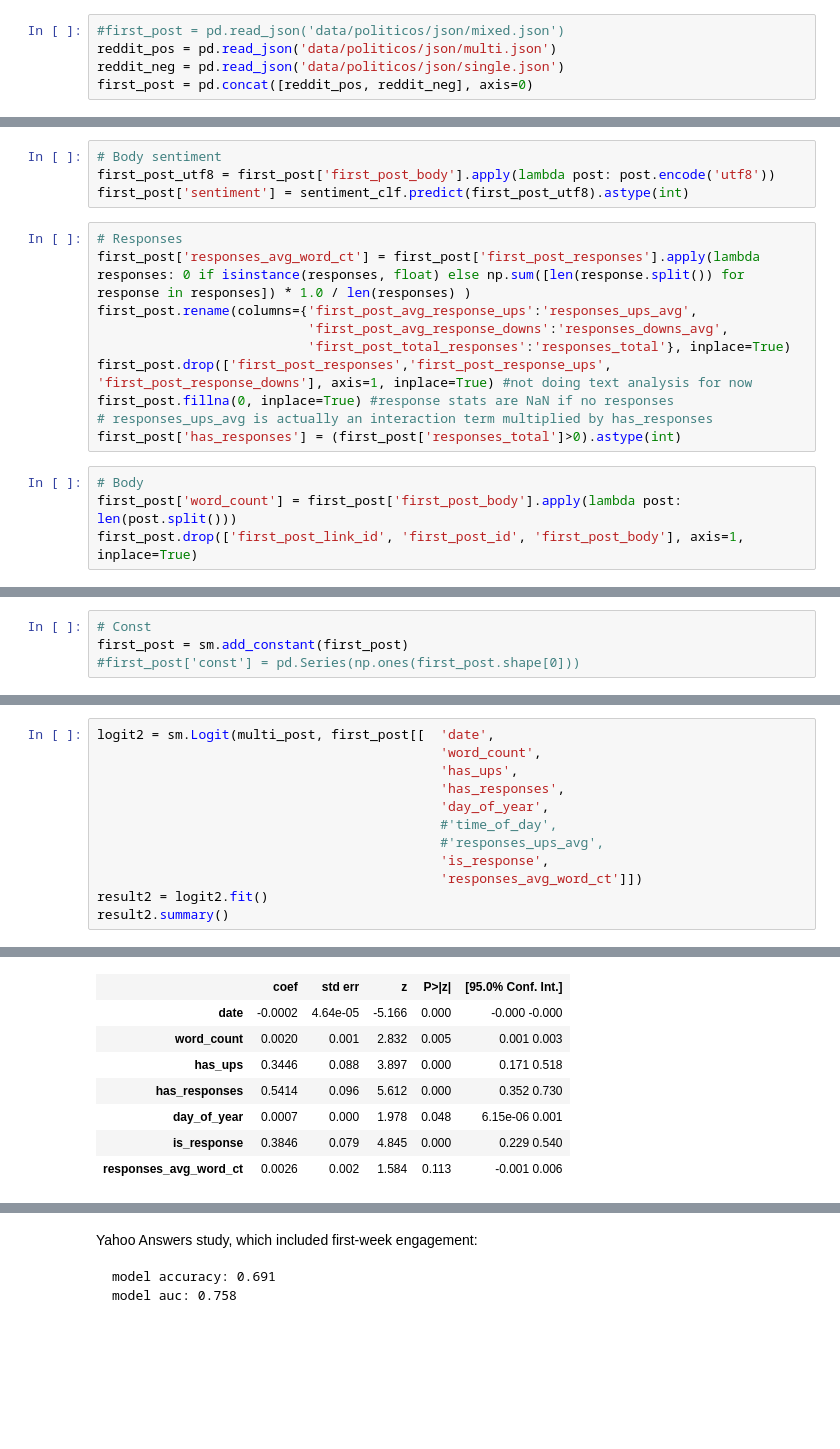
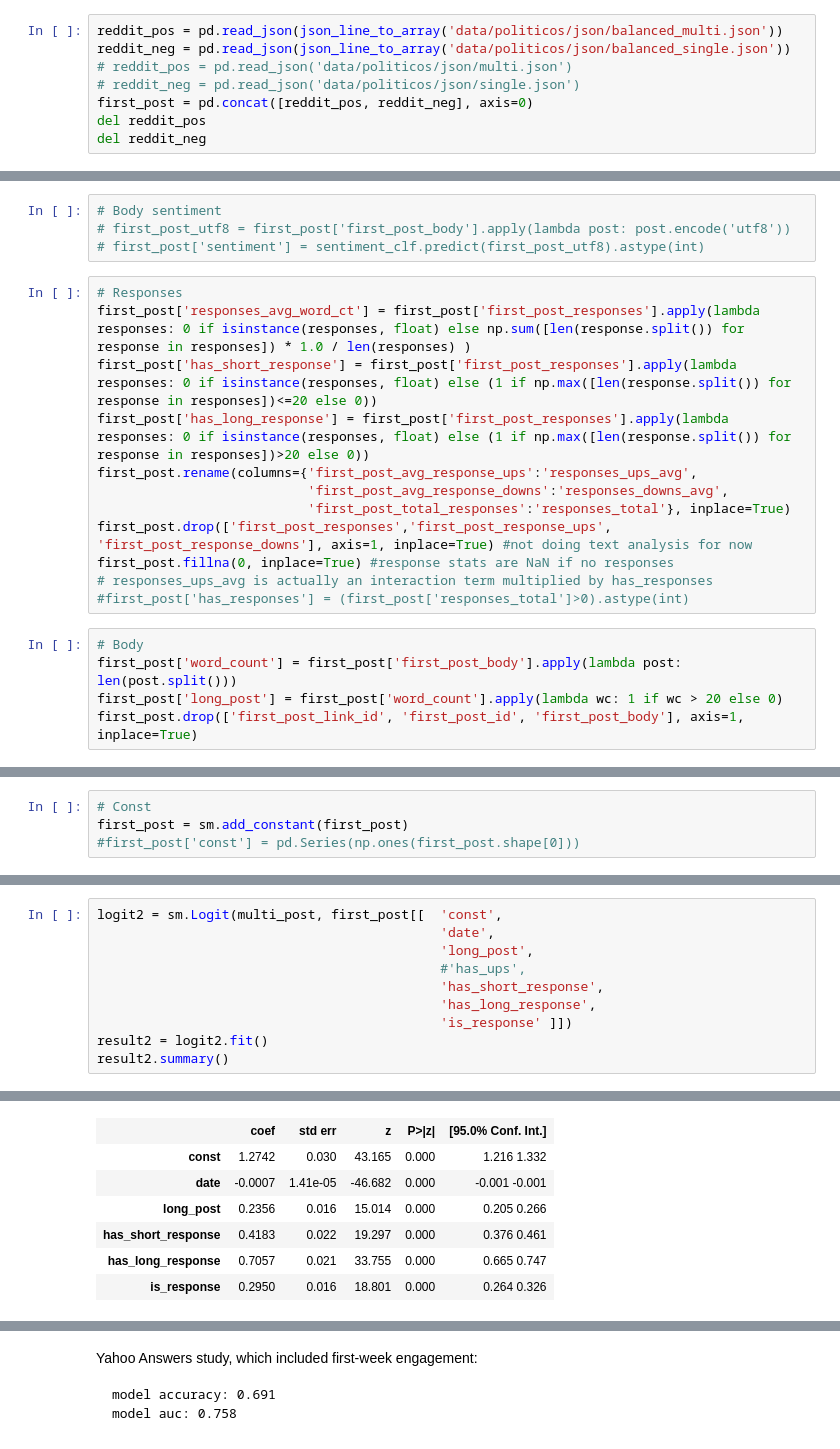
Before and after one commit to boazgurdin/reddit-churn, a Jupyter notebook: Model Building.ipynb, the cells around one changed output, grey strips where cells are left out. Drawn from its saved outputs; the diff is of its cells as text; blank space fills up the shorter version.

```diff
--- a/Model Building.ipynb
+++ b/Model Building.ipynb
@@ -19,8 +27,11 @@ from sklearn.metrics import accuracy_score, precision_score, recall_score
 # %%
-#first_post = pd.read_json('data/politicos/json/mixed.json')
-reddit_pos = pd.read_json('data/politicos/json/multi.json')
-reddit_neg = pd.read_json('data/politicos/json/single.json')
+reddit_pos = pd.read_json(json_line_to_array('data/politicos/json/balanced_multi.json'))
+reddit_neg = pd.read_json(json_line_to_array('data/politicos/json/balanced_single.json'))
+# reddit_pos = pd.read_json('data/politicos/json/multi.json')
+# reddit_neg = pd.read_json('data/politicos/json/single.json')
 first_post = pd.concat([reddit_pos, reddit_neg], axis=0)
+del reddit_pos
+del reddit_neg
 # %%
 #first_post.reset_index(inplace=True)
 #first_post.head()
@@ -93,21 +105,24 @@ first_post['responses_sentiment'] = response_sentiment
 #first_post['neg_responses'] = neg_responses
 # %%
 # Body sentiment
-first_post_utf8 = first_post['first_post_body'].apply(lambda post: post.encode('utf8'))
-first_post['sentiment'] = sentiment_clf.predict(first_post_utf8).astype(int)
+# first_post_utf8 = first_post['first_post_body'].apply(lambda post: post.encode('utf8'))
+# first_post['sentiment'] = sentiment_clf.predict(first_post_utf8).astype(int)
 # %%
 # Responses
 first_post['responses_avg_word_ct'] = first_post['first_post_responses'].apply(lambda responses: 0 if isinstance(responses, float) else np.sum([len(response.split()) for response in responses]) * 1.0 / len(responses) )
+first_post['has_short_response'] = first_post['first_post_responses'].apply(lambda responses: 0 if isinstance(responses, float) else (1 if np.max([len(response.split()) for response in responses])<=20 else 0))
+first_post['has_long_response'] = first_post['first_post_responses'].apply(lambda responses: 0 if isinstance(responses, float) else (1 if np.max([len(response.split()) for response in responses])>20 else 0))
 first_post.rename(columns={'first_post_avg_response_ups':'responses_ups_avg',
                            'first_post_avg_response_downs':'responses_downs_avg',
                            'first_post_total_responses':'responses_total'}, inplace=True)
 first_post.drop(['first_post_responses','first_post_response_ups', 'first_post_response_downs'], axis=1, inplace=True) #not doing text analysis for now
 first_post.fillna(0, inplace=True) #response stats are NaN if no responses
 # responses_ups_avg is actually an interaction term multiplied by has_responses
-first_post['has_responses'] = (first_post['responses_total']>0).astype(int)
+#first_post['has_responses'] = (first_post['responses_total']>0).astype(int)
 # %%
 # Body
 first_post['word_count'] = first_post['first_post_body'].apply(lambda post: len(post.split()))
+first_post['long_post'] = first_post['word_count'].apply(lambda wc: 1 if wc > 20 else 0)
 first_post.drop(['first_post_link_id', 'first_post_id', 'first_post_body'], axis=1, inplace=True)
 # %%
 # Parent type
@@ -227,13 +244,11 @@ result.aic
 # %%
-logit2 = sm.Logit(multi_post, first_post[[  'date',
-                                            'word_count',
-                                            'has_ups',
-                                            'has_responses',
-                                            'day_of_year',
-                                            #'time_of_day',
-                                            #'responses_ups_avg',
-                                            'is_response',
-                                            'responses_avg_word_ct']])
+logit2 = sm.Logit(multi_post, first_post[[  'const',
+                                            'date',
+                                            'long_post',
+                                            #'has_ups',
+                                            'has_short_response',
+                                            'has_long_response',
+                                            'is_response' ]])
 result2 = logit2.fit()
 result2.summary()
 # %% [output]
@@ -251,11 +266,10 @@ Logit Regression Results
 |  | coef | std err | z | P>|z| | [95.0% Conf. Int.] |
-| date | -0.0002 | 4.64e-05 | -5.166 | 0.000 | -0.000 -0.000 |
-| word_count | 0.0020 | 0.001 | 2.832 | 0.005 | 0.001 0.003 |
-| has_ups | 0.3446 | 0.088 | 3.897 | 0.000 | 0.171 0.518 |
-| has_responses | 0.5414 | 0.096 | 5.612 | 0.000 | 0.352 0.730 |
-| day_of_year | 0.0007 | 0.000 | 1.978 | 0.048 | 6.15e-06 0.001 |
-| is_response | 0.3846 | 0.079 | 4.845 | 0.000 | 0.229 0.540 |
-| responses_avg_word_ct | 0.0026 | 0.002 | 1.584 | 0.113 | -0.001 0.006 |
+| const | 1.2742 | 0.030 | 43.165 | 0.000 | 1.216 1.332 |
+| date | -0.0007 | 1.41e-05 | -46.682 | 0.000 | -0.001 -0.001 |
+| long_post | 0.2356 | 0.016 | 15.014 | 0.000 | 0.205 0.266 |
+| has_short_response | 0.4183 | 0.022 | 19.297 | 0.000 | 0.376 0.461 |
+| has_long_response | 0.7057 | 0.021 | 33.755 | 0.000 | 0.665 0.747 |
+| is_response | 0.2950 | 0.016 | 18.801 | 0.000 | 0.264 0.326 |
 # %%
 result2.aic
 # %% [output]
```
Also changed, not shown: parts of 44 cells of this notebook, 4 other files.
